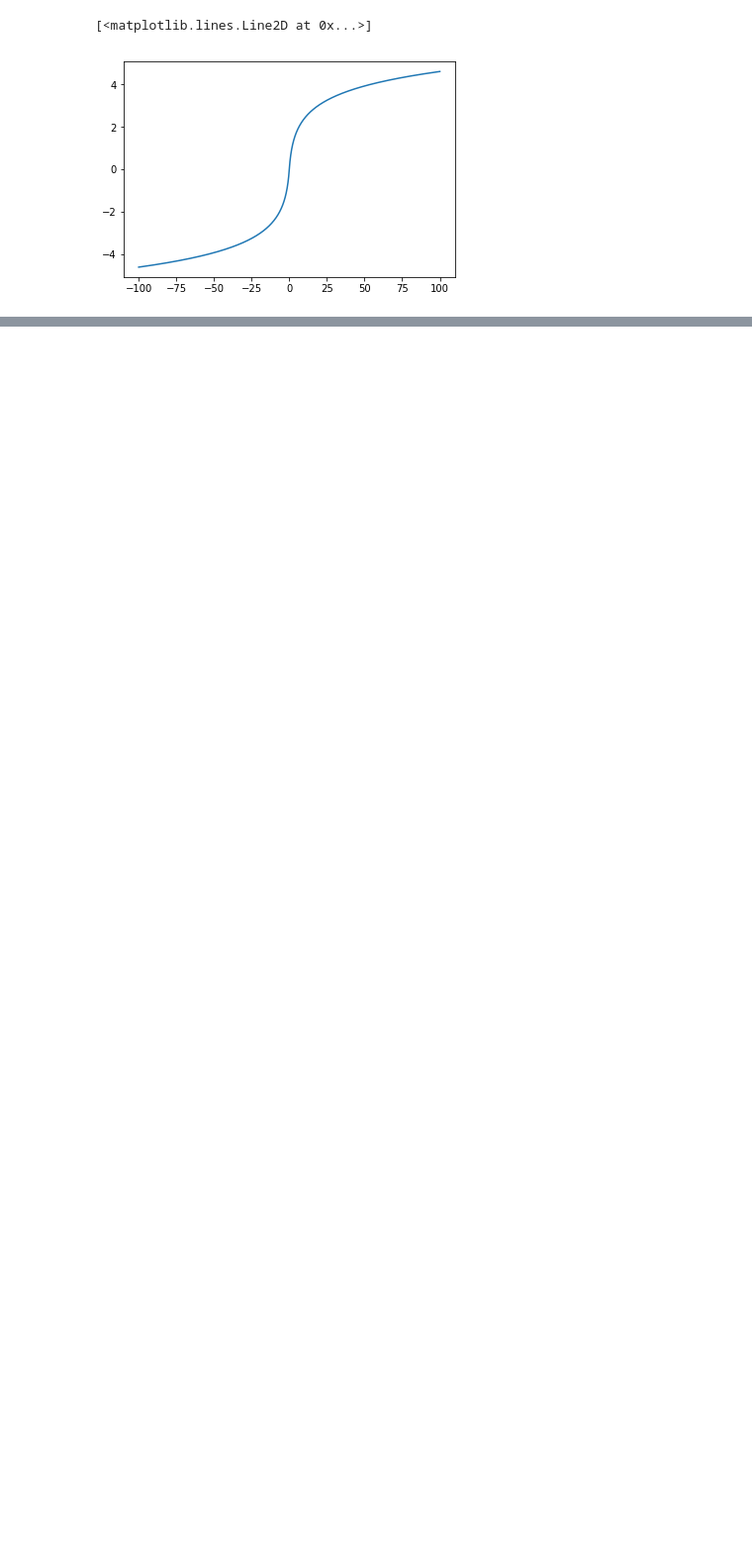
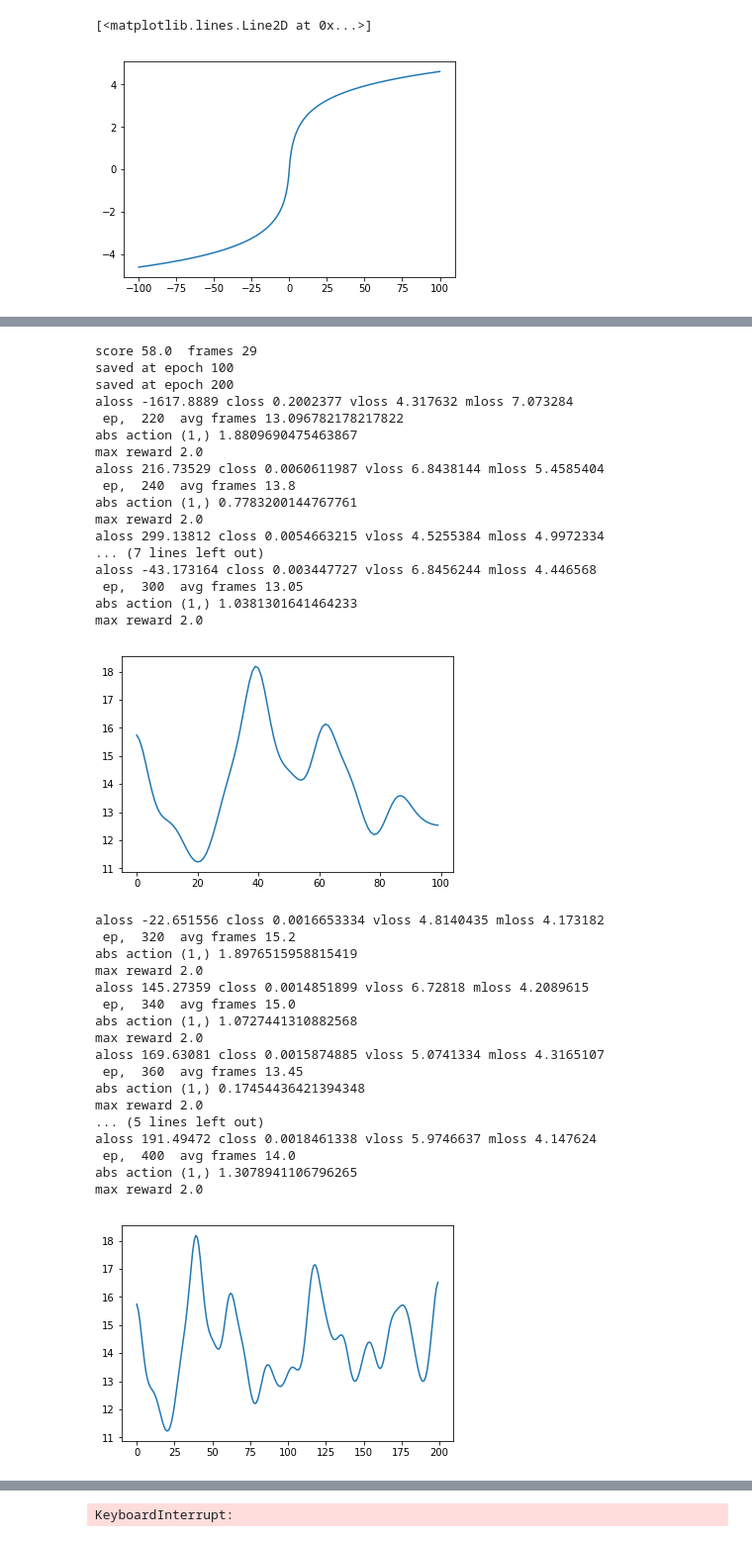
Before and after one commit to leedtan/OpenAIEnvironmentLearners, a Jupyter notebook: simple.ipynb, the cells around one changed output, grey strips where cells are left out. Shown: that part at 99% size. Saved outputs shown, nothing was run; the diff lists cells and outputs as text; code cells hidden in the pictures; blank space fills up the shorter version.

```diff
--- a/simple.ipynb
+++ b/simple.ipynb
@@ -16,9 +16,9 @@ except:
     pass
 if 1:
     envname = "RoboschoolInvertedPendulum-v1"
-    SIZE_MULT = 2
+    SIZE_MULT = 4
     REWARD_MULT = 1
-    N_LAYERS = 4
+    N_LAYERS = 12
     N_DROP = 3
     NUM_DROP_PARALLEL = 6
     NUM_HISTORY = N_HISTORY = 3
@@ -31,7 +31,7 @@ else:
     NUM_DROP_PARALLEL = 6
     NUM_HISTORY = N_HISTORY = 6
 DROP_RATE = .1
-INIT_LEN = 60
+INIT_LEN = 200
 N_PRETRAIN = 1
 NUM_KEEP = 300
 PERCENT_CHOOSE_OPTIMAL = 2
@@ -111,10 +111,10 @@ class MLP:
         h2 = self.h[-1]
         for size in lshapes:
             self.h.append(tf.nn.leaky_relu(self.h[-1] + tf.layers.dense(
-                h[-1], size, name=name_fcn(), reuse = self.reuse)))
-        self.h2 = tf.concat(self.h, -1)
+                self.h[-1], size, name=name_fcn(), reuse = self.reuse)))
+        self.h2 = tf.concat(self.h[::2], -1)
         output = tf.layers.dense(
-            self.h2, output_units, name=name_fcn(), reuse = self.reuse,use_bias = use_bias)
+            self.h2, output_units, name=name_fcn(), reuse = self.reuse)
         if output_units == 1 and squeeze:
             output = tf.squeeze(output, -1)
         self.raw_output = output
@@ -123,7 +123,7 @@ class MLP:
         if tanh_out:
             self.output = leaky_tanh(self.raw_output)
         elif sigmoid:
-            self.output = tf.nn.sigmoid(self.raw_output) * 1.2 - 0.1
+            self.output = tf.nn.sigmoid(self.raw_output) * 2. - 0.5
         else:
             self.output = self.raw_output
     def get_name(self):
@@ -732,18 +730,12 @@ for ep in range(ep, 10000000):
         exploit = 0
     else:
         exploit = 1
-    if np.random.rand() > .5:
-        prob_random = PERCENT_CHOOSE_OPTIMAL#2#.95#1 - 1/np.sqrt(ep+1)
-    else:
-        prob_random = 2
     while 1:
         step_num += 1
         if ep < INIT_LEN:
             a = np.random.randn(N_ACT)
         else:
             a = pi.act(obs_mat.flatten(), exploit = exploit)
-            if np.random.rand() < 0.02:
-                a = np.random.randn(*a.shape)
             if (not exploit) and np.random.rand() < .2:
                 a = np.random.randn(*a.shape) * 2
         an = np.concatenate((an, a[None,:]), 0)
@@ -762,7 +754,7 @@ for ep in range(ep, 10000000):
         score += r
         frame += 1
         if ep > INIT_LEN:
-            still_open = env.render("human")
+            still_open = 1#env.render("human")
         else:
             still_open = 1
         if done:
@@ -820,30 +812,67 @@ for ep in range(ep, 10000000):
                 if hshape > nshape:
                     n = np.concatenate((n, np.zeros((hshape - nshape))), 0)
                 if nshape > hshape:
                     h = np.concatenate((h, np.zeros((h.shape[0], nshape - hshape))), 1)
             h = np.concatenate((h, np.expand_dims(n, 0)), 0)
             return h
 
         ah, sh, shraw = [get_updated_h(h, n, 1) for  h, n in zip(
             [ah, sh, shraw], [an, sn, snraw])]
 
         rh, rdecayedh, maskh = [
             get_updated_h(h, n, 0) for h, n in zip(
                 [rh, rdecayedh, maskh], [rn, rdecayedn, maskn])]
         isexploit.append(exploit)
     if ep % 1 == 0 and ep > INIT_LEN:
         ah, sh, shraw, rh,rdecayedh, maskh, isexploit = [
             v[-NUM_KEEP:] for v in [ah, sh, shraw, rh,rdecayedh, maskh, isexploit]]
         globalframes.append(np.mean(localframes))
         localframes = []
         batch_size = 32
         if ep < batch_size:
             batch_size = ep
         num_hist = ah.shape[0]
         if ep == INIT_LEN + 1 or sum(isexploit) < 2:
             train(actor = False, n_steps = N_PRETRAIN, forced_hist=0)
             #train(value = False, n_steps = 20, forced_hist=0)
         elif ep < 200:
             feed_dict = train(actor = True, value = True, n_steps = 2)
         else:
             feed_dict = train(actor = True, value = True, n_steps = 4)
+# %% [output]
+score 58.0  frames 29
+saved at epoch 100
+saved at epoch 200
+aloss -1617.8889 closs 0.2002377 vloss 4.317632 mloss 7.073284
+ ep,  220  avg frames 13.096782178217822
+abs action (1,) 1.8809690475463867
+max reward 2.0
+aloss 216.73529 closs 0.0060611987 vloss 6.8438144 mloss 5.4585404
+ ep,  240  avg frames 13.8
+abs action (1,) 0.7783200144767761
+max reward 2.0
+aloss 299.13812 closs 0.0054663215 vloss 4.5255384 mloss 4.9972334
+... (7 lines left out)
+aloss -43.173164 closs 0.003447727 vloss 6.8456244 mloss 4.446568
+ ep,  300  avg frames 13.05
+abs action (1,) 1.0381301641464233
+max reward 2.0
+[figure, added]
+aloss -22.651556 closs 0.0016653334 vloss 4.8140435 mloss 4.173182
+ ep,  320  avg frames 15.2
+abs action (1,) 1.8976515958815419
+max reward 2.0
+aloss 145.27359 closs 0.0014851899 vloss 6.72818 mloss 4.2089615
+ ep,  340  avg frames 15.0
+abs action (1,) 1.0727441310882568
+max reward 2.0
+aloss 169.63081 closs 0.0015874885 vloss 5.0741334 mloss 4.3165107
+ ep,  360  avg frames 13.45
+abs action (1,) 0.17454436421394348
+max reward 2.0
+... (5 lines left out)
+aloss 191.49472 closs 0.0018461338 vloss 5.9746637 mloss 4.147624
+ ep,  400  avg frames 14.0
+abs action (1,) 1.3078941106796265
+max reward 2.0
+[figure, added]
@@ -849,0 +887 @@ for ep in range(ep, 10000000):
+KeyboardInterrupt:
```
Also changed, not shown: parts of 60 cells of this notebook, 2 other files.
